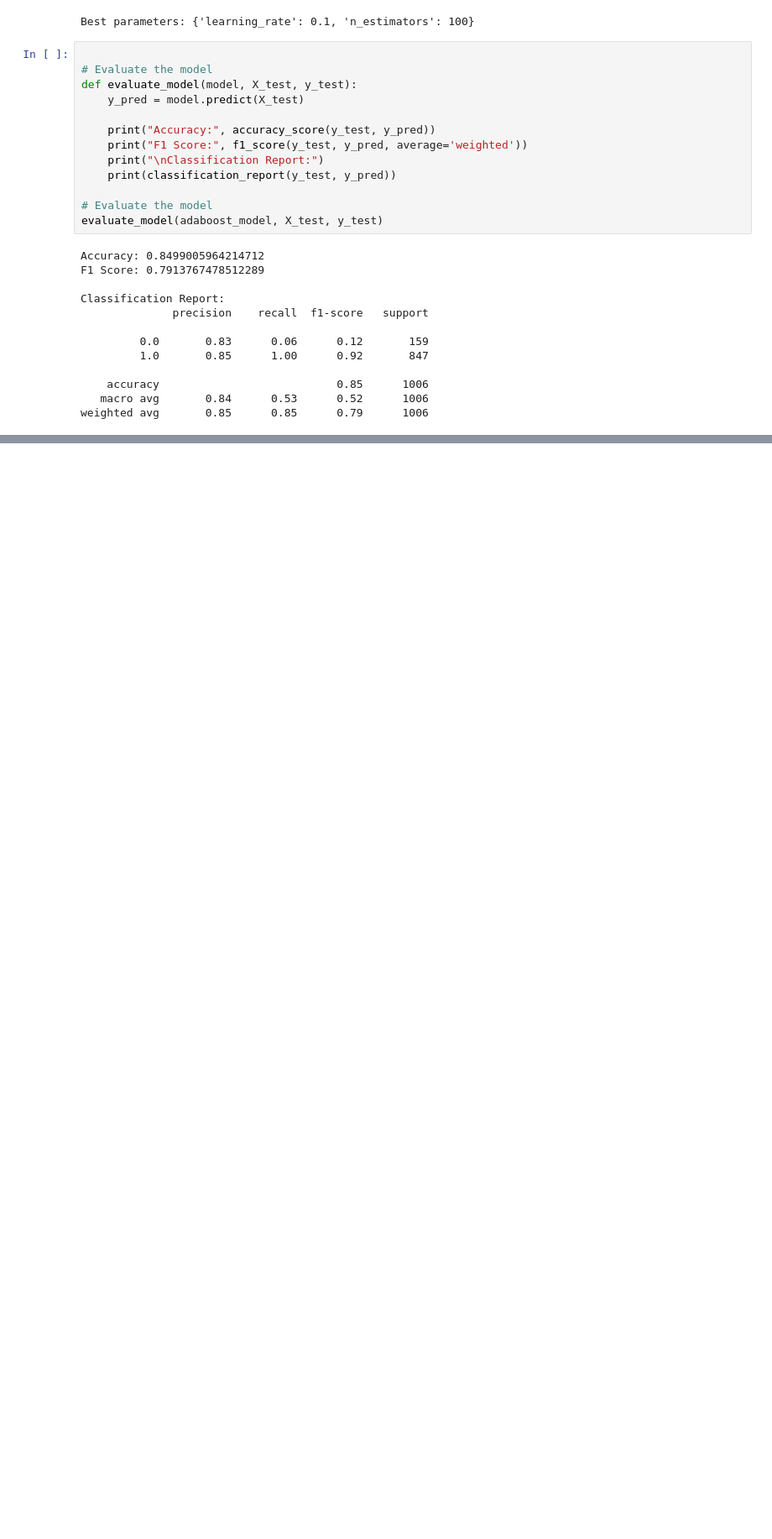
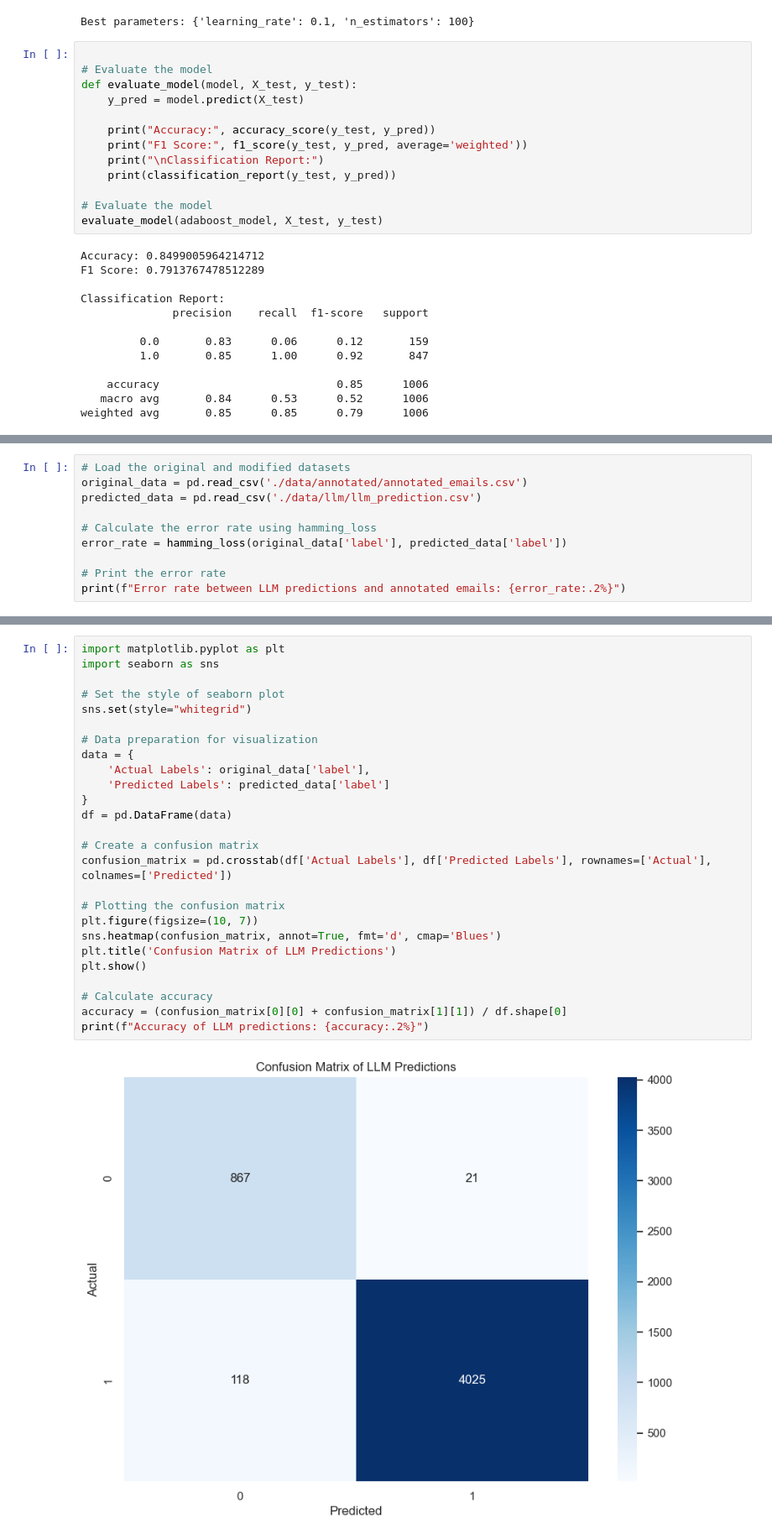
Before and after one commit to Akshay-Dongare/The-Professional-Filter, a Jupyter notebook: main.ipynb, the cells around one changed output, grey strips where cells are left out. Shown at 84% size. Cells and saved outputs as stored; diff of their text form; blank space fills up the shorter version.

```diff
--- a/main.ipynb
+++ b/main.ipynb
@@ -474,0 +476,10 @@ weighted avg       0.85      0.85      0.79      1006
+# %%
+# Load the original and modified datasets
+original_data = pd.read_csv('./data/annotated/annotated_emails.csv')
+predicted_data = pd.read_csv('./data/llm/llm_prediction.csv')
+
+# Calculate the error rate using hamming_loss
+error_rate = hamming_loss(original_data['label'], predicted_data['label'])
+
+# Print the error rate
+print(f"Error rate between LLM predictions and annotated emails: {error_rate:.2%}")
@@ -474,0 +488,28 @@ weighted avg       0.85      0.85      0.79      1006
+# %%
+import matplotlib.pyplot as plt
+import seaborn as sns
+
+# Set the style of seaborn plot
+sns.set(style="whitegrid")
+
+# Data preparation for visualization
+data = {
+    'Actual Labels': original_data['label'],
+    'Predicted Labels': predicted_data['label']
+}
+df = pd.DataFrame(data)
+
+# Create a confusion matrix
+confusion_matrix = pd.crosstab(df['Actual Labels'], df['Predicted Labels'], rownames=['Actual'], colnames=['Predicted'])
+
+# Plotting the confusion matrix
+plt.figure(figsize=(10, 7))
+sns.heatmap(confusion_matrix, annot=True, fmt='d', cmap='Blues')
+plt.title('Confusion Matrix of LLM Predictions')
+plt.show()
+
+# Calculate accuracy
+accuracy = (confusion_matrix[0][0] + confusion_matrix[1][1]) / df.shape[0]
+print(f"Accuracy of LLM predictions: {accuracy:.2%}")
+# %% [output]
+[figure, added]
```
Also changed, not shown: parts of 11 cells of this notebook, 13 other files.
